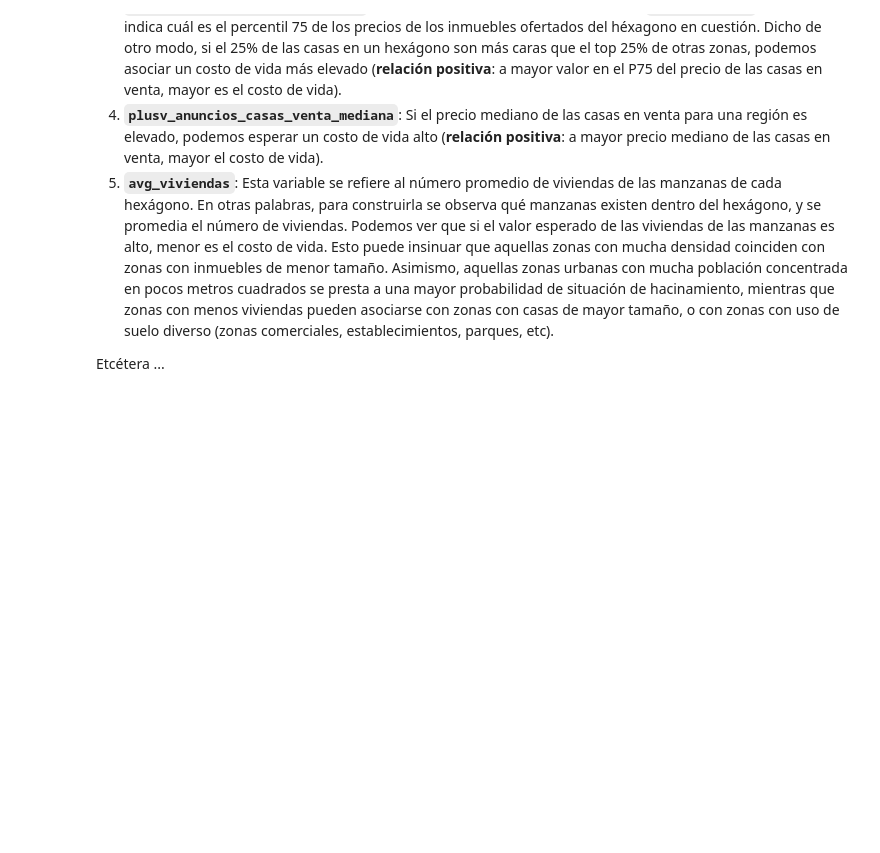
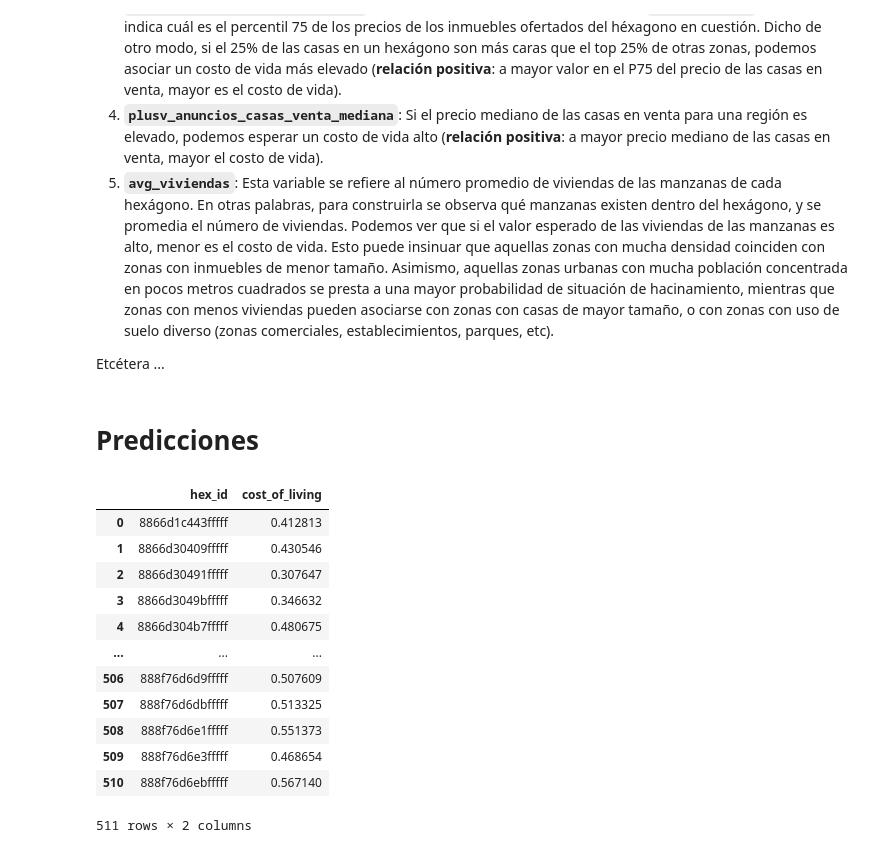
Before and after one commit to danielurencio/altscore_challenge, a Jupyter notebook: notebooks/Model.ipynb, the cells around one changed output. Drawn from its saved outputs; the diff is of its cells as text; code cells hidden in the pictures; blank space fills up the shorter version.

Commit message:
predicciones

```diff
--- a/notebooks/Model.ipynb
+++ b/notebooks/Model.ipynb
@@ -141,3 +141,29 @@ __Interpretación:__
 5. __`avg_viviendas`__: Esta variable se refiere al número promedio de viviendas de las manzanas de cada hexágono. En otras palabras, para construirla se observa qué manzanas existen dentro del hexágono, y se promedia el número de viviendas. Podemos ver que si el valor esperado de las viviendas de las manzanas es alto, menor es el costo de vida. Esto puede insinuar que aquellas zonas con mucha densidad coinciden con zonas con inmuebles de menor tamaño. Asimismo, aquellas zonas urbanas con mucha población concentrada en pocos metros cuadrados se presta a una mayor probabilidad de situación de hacinamiento, mientras que zonas con menos viviendas pueden asociarse con zonas con casas de mayor tamaño, o con zonas con uso de suelo diverso (zonas comerciales, establecimientos, parques, etc).
 
 Etcétera ...
+# %% [markdown]
+# Predicciones
+# %%
+predictions = random_search.predict(X_test)
+
+# Crear DataFrame con predicciones y hex_id
+predictions_df = pd.DataFrame({
+    'hex_id': test.index,  # Recuperamos el hex_id del índice
+    'cost_of_living': predictions
+})
+# %%
+predictions_df
+# %% [output]
+|  | hex_id | cost_of_living |
+| 0 | 8866d1c443fffff | 0.412813 |
+| 1 | 8866d30409fffff | 0.430546 |
+| 2 | 8866d30491fffff | 0.307647 |
+| 3 | 8866d3049bfffff | 0.346632 |
+| 4 | 8866d304b7fffff | 0.480675 |
+| ... | ... | ... |
+| 506 | 888f76d6d9fffff | 0.507609 |
+| 507 | 888f76d6dbfffff | 0.513325 |
+| 508 | 888f76d6e1fffff | 0.551373 |
+| 509 | 888f76d6e3fffff | 0.468654 |
+| 510 | 888f76d6ebfffff | 0.567140 |
+511 rows × 2 columns
```
Also changed, not shown: parts of 1 cell of this notebook, 1 other file.
